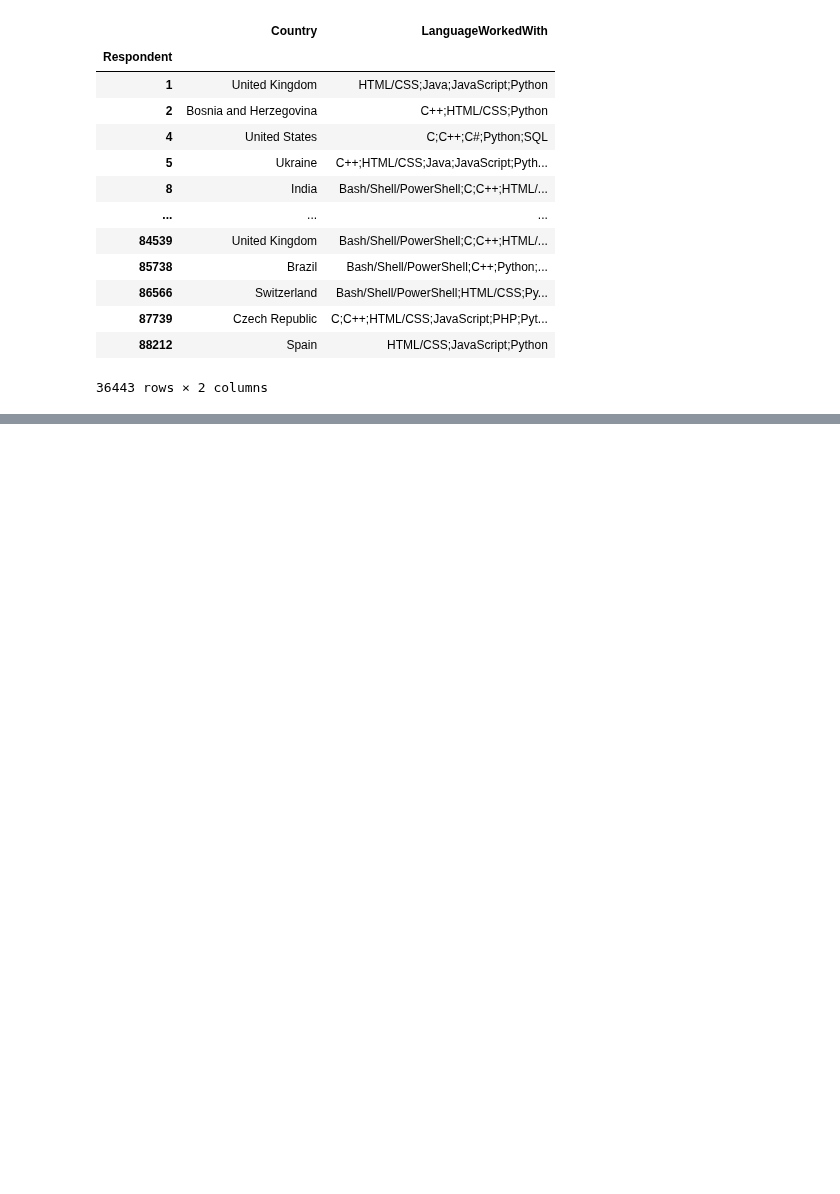
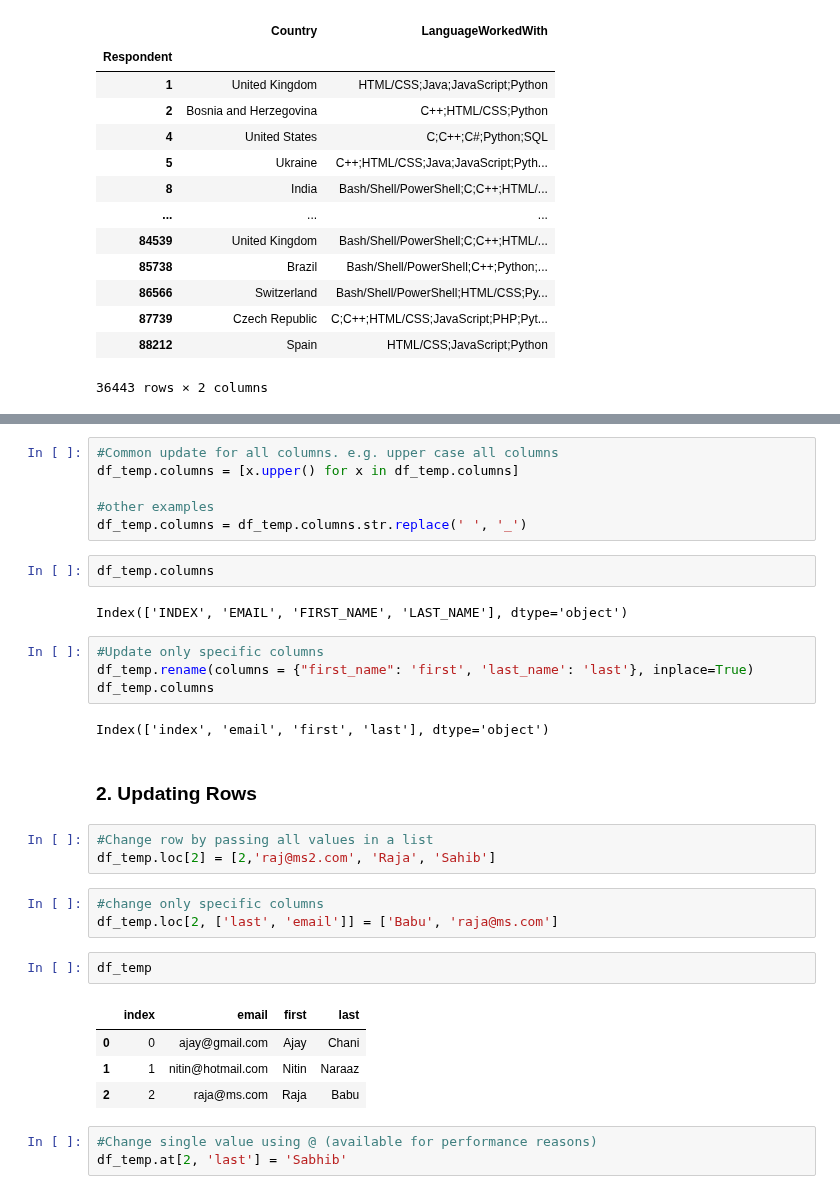
Before and after one commit to achani/data_analysis, a Jupyter notebook: src/pandas_demo.ipynb, the cells around one changed output, grey strips where cells are left out. Cells and saved outputs as stored; diff of their text form; blank space fills up the shorter version.

```diff
--- a/src/pandas_demo.ipynb
+++ b/src/pandas_demo.ipynb
@@ -313,0 +332,34 @@ df.loc[python, ['Country', 'LanguageWorkedWith']]
+# %%
+#Common update for all columns. e.g. upper case all columns
+df_temp.columns = [x.upper() for x in df_temp.columns]
+
+#other examples
+df_temp.columns = df_temp.columns.str.replace(' ', '_')
+# %%
+df_temp.columns
+# %% [output]
+Index(['INDEX', 'EMAIL', 'FIRST_NAME', 'LAST_NAME'], dtype='object')
+# %%
+#Update only specific columns
+df_temp.rename(columns = {"first_name": 'first', 'last_name': 'last'}, inplace=True)
+df_temp.columns
+# %% [output]
+Index(['index', 'email', 'first', 'last'], dtype='object')
+# %% [markdown]
+### 2. Updating Rows
+# %%
+#Change row by passing all values in a list
+df_temp.loc[2] = [2,'raj@ms2.com', 'Raja', 'Sahib']
+# %%
+#change only specific columns
+df_temp.loc[2, ['last', 'email']] = ['Babu', 'raja@ms.com']
+# %%
+df_temp
+# %% [output]
+|  | index | email | first | last |
+| 0 | 0 | ajay@gmail.com | Ajay | Chani |
+| 1 | 1 | nitin@hotmail.com | Nitin | Naraaz |
+| 2 | 2 | raja@ms.com | Raja | Babu |
+# %%
+#Change single value using @ (available for performance reasons)
+df_temp.at[2, 'last'] = 'Sabhib'
```
Also changed, not shown: parts of 34 cells of this notebook.
